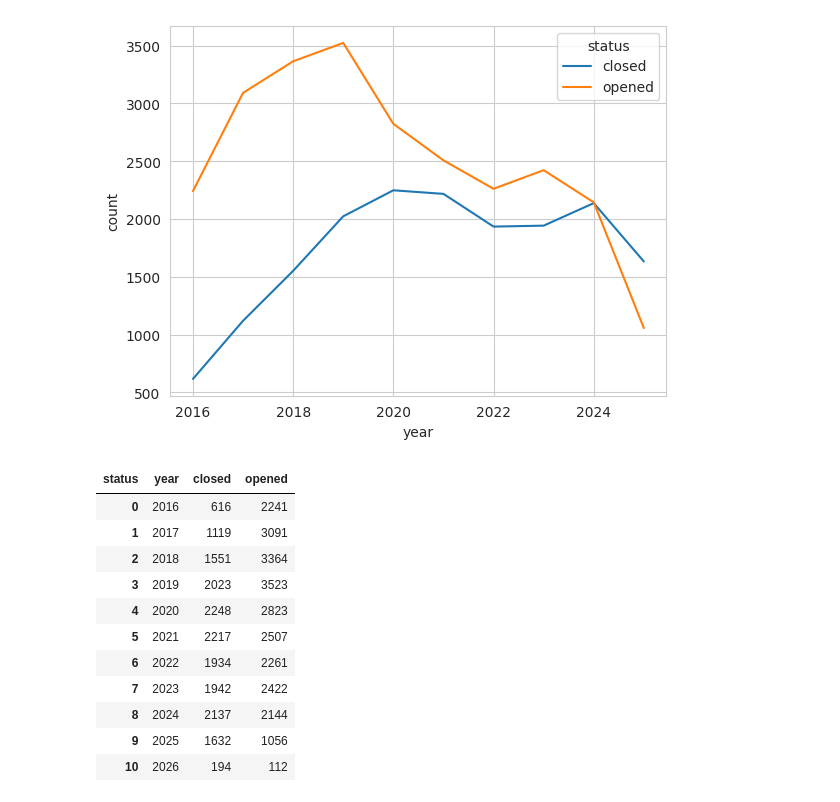
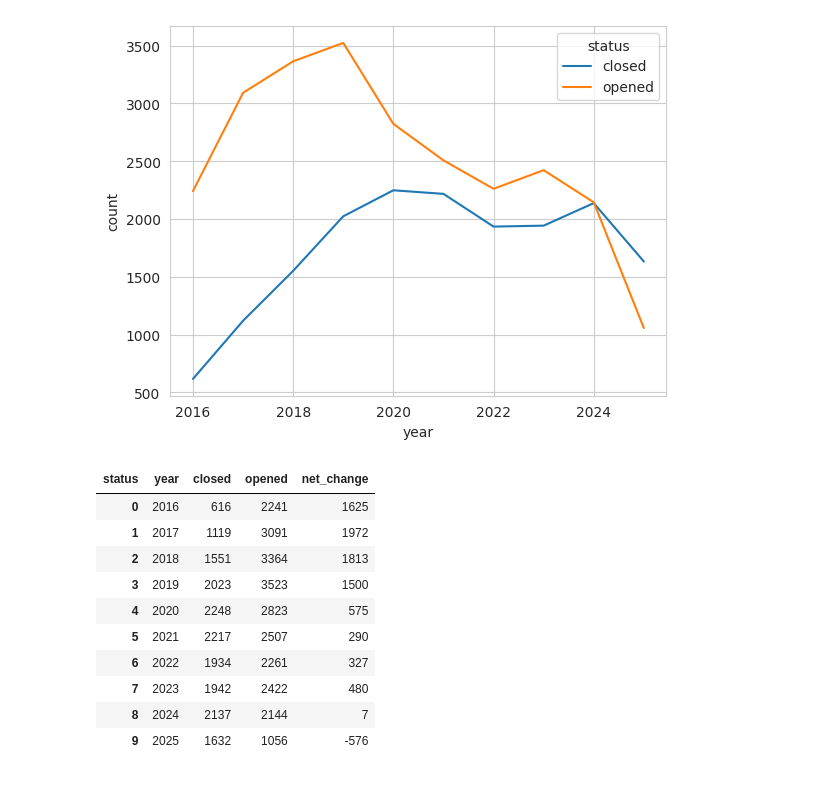
Before and after one commit to miaflynn/CYPLAN255-Final-Project, a Jupyter notebook: 03c_visualizations_sean.ipynb, the cells around one changed output. Drawn from its saved outputs; the diff is of its cells as text; code cells hidden in the pictures.

```diff
--- a/03c_visualizations_sean.ipynb
+++ b/03c_visualizations_sean.ipynb
@@ -267,8 +267,8 @@ fig.show()
 # %%
 #going back to original gdf to avoid carrying tract columns
 
-gdf_open_close = gdf[['status', 'year', 'uniqueid']]
-
+gdf_open_close = gdf[['status', 'year', 'uniqueid', 'naics_code_description']]
+gdf_open_close = gdf_open_close[gdf_open_close.year < 2026]
 #gdf by year
 
 gdf_counts = (
@@ -277,7 +277,6 @@ gdf_counts = (
     .count()
     .reset_index(name='count')
 )
-gdf_counts = gdf_counts[gdf_counts.year < 2026]
 # %%
 #using gdf_counts to make line graph per year - Sean
 
@@ -291,24 +290,24 @@ sns.lineplot(gdf_counts, x='year', y='count', hue='status')
 # %%
 gdf_by_year = (
     gdf_open_close
     .groupby(["year", "status"])
     .size()
     .reset_index(name="count")
     .pivot(index="year", columns="status", values="count")
     .fillna(0)
     .reset_index()
 )
 gdf_by_year['net_change'] = gdf_by_year['opened'] - gdf_by_year['closed']
+gdf_by_year
 # %% [output]
-| status | year | closed | opened |
-| 0 | 2016 | 616 | 2241 |
-| 1 | 2017 | 1119 | 3091 |
-| 2 | 2018 | 1551 | 3364 |
-| 3 | 2019 | 2023 | 3523 |
-| 4 | 2020 | 2248 | 2823 |
-| 5 | 2021 | 2217 | 2507 |
-| 6 | 2022 | 1934 | 2261 |
-| 7 | 2023 | 1942 | 2422 |
-| 8 | 2024 | 2137 | 2144 |
-| 9 | 2025 | 1632 | 1056 |
-| 10 | 2026 | 194 | 112 |
+| status | year | closed | opened | net_change |
+| 0 | 2016 | 616 | 2241 | 1625 |
+| 1 | 2017 | 1119 | 3091 | 1972 |
+| 2 | 2018 | 1551 | 3364 | 1813 |
+| 3 | 2019 | 2023 | 3523 | 1500 |
+| 4 | 2020 | 2248 | 2823 | 575 |
+| 5 | 2021 | 2217 | 2507 | 290 |
+| 6 | 2022 | 1934 | 2261 | 327 |
+| 7 | 2023 | 1942 | 2422 | 480 |
+| 8 | 2024 | 2137 | 2144 | 7 |
+| 9 | 2025 | 1632 | 1056 | -576 |
```
Also changed, not shown: parts of 6 cells of this notebook.
